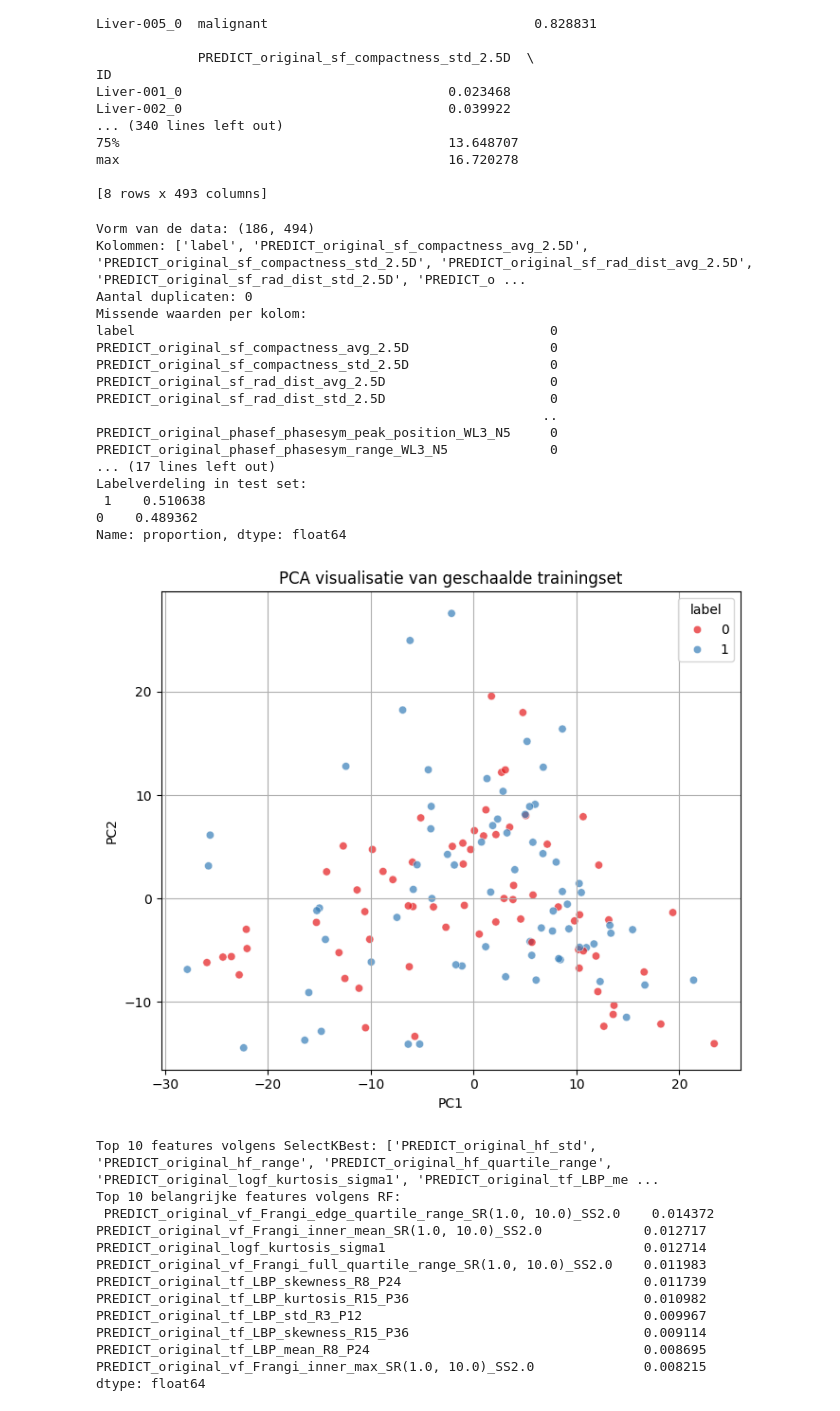
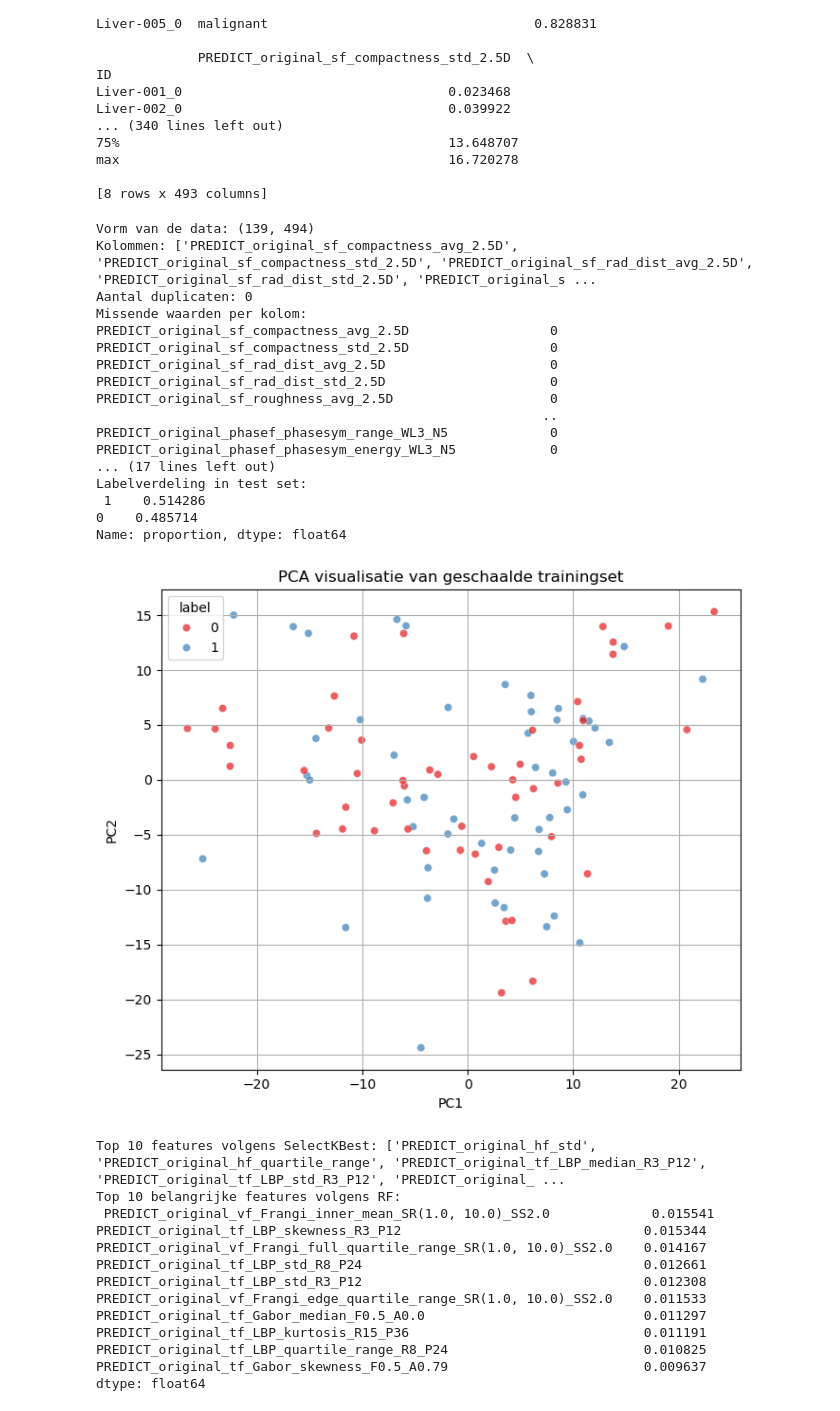
Before and after one commit to Lucaskust/TM10007_ML_Project_gr18, a Jupyter notebook: assignment.ipynb, the cells around one changed output. Cells and saved outputs as stored; diff of their text form; code cells hidden in the pictures.

```diff
--- a/assignment.ipynb
+++ b/assignment.ipynb
@@ -64,8 +64,7 @@ import matplotlib.pyplot as plt
 import seaborn as sns
 
 # 🧾 Stap 1 – Laad de data
-from worcliver.load_data import load_data
-data = load_data()
+data = pd.read_excel("..\TrainData.xlsx")
 
 # 🔍 Eerste inspectie
 print("Vorm van de data:", data.shape)
@@ -92,7 +91,7 @@ print("Totaal aantal missende waarden:", X.isnull().sum().sum())
 X = X.fillna(X.median(numeric_only=True))
 
 # 📏 Stap 5 – Train-test split (eerlijk en met stratificatie)
-X_train, X_test, y_train, y_test = train_test_split(
+X_train, X_valid, y_train, y_valid = train_test_split(
     X, y,
     test_size=0.25,
     stratify=y,
@@ -141,11 +140,16 @@ print(f"\n✅ Beste scaler op basis van AUC: {best_scaler_name}")
 # 🔁 Gebruik de beste scaler voor de rest van de pipeline
 scaler = scalers[best_scaler_name]
 X_train_scaled = scaler.fit_transform(X_train)
-X_test_scaled = scaler.transform(X_test)
+X_valid_scaled = scaler.transform(X_valid)
+
+
+## tot hier pre-processing
+
+## vanaf hier feature slection
 
 # ⚖️ Stap 6 – Balans controleren
 print("\nLabelverdeling in training set:\n", y_train.value_counts(normalize=True))
-print("Labelverdeling in test set:\n", y_test.value_counts(normalize=True))
+print("Labelverdeling in test set:\n", y_valid.value_counts(normalize=True))
 
 # 📉 Stap 7 – PCA visualisatie (alleen op trainingset)
 pca = PCA(n_components=2)
@@ -161,58 +165,58 @@ plt.ylabel("PC2")
 plt.grid(True)
 plt.tight_layout()
 plt.show()
 
 # 📌 Stap 8 – Univariate feature selectie
 selector = SelectKBest(score_func=f_classif, k=10)
 X_kbest = selector.fit_transform(X_train_scaled, y_train)
 selected_kbest = X_train.columns[selector.get_support()]
 print("Top 10 features volgens SelectKBest:", selected_kbest.tolist())
 
 # 🌳 Stap 9 – Random Forest Feature Importances
 rf = RandomForestClassifier(n_estimators=100, random_state=42)
 rf.fit(X_train_scaled, y_train)
 importances = pd.Series(rf.feature_importances_, index=X_train.columns)
 top_features = importances.sort_values(ascending=False).head(10)
 print("Top 10 belangrijke features volgens RF:\n", top_features)
 
 # 🔁 Stap 10 – RFECV (wrapper methode)
-rfecv = RFECV(
-    estimator=RandomForestClassifier(n_estimators=100, random_state=42),
-    step=1, cv=cv, scoring='accuracy', n_jobs=-1
-)
-rfecv.fit(X_train_scaled, y_train)
-selected_rfecv = X_train.columns[rfecv.support_]
-print(f"Aantal geselecteerde features via RFECV: {len(selected_rfecv)}")
-print("Features geselecteerd via RFECV:\n", selected_rfecv.tolist())
+#rfecv = RFECV(
+#    estimator=RandomForestClassifier(n_estimators=100, random_state=42),
+#    step=1, cv=cv, scoring='accuracy', n_jobs=-1
+#)
+#rfecv.fit(X_train_scaled, y_train)
+#selected_rfecv = X_train.columns[rfecv.support_]
+#print(f"Aantal geselecteerde features via RFECV: {len(selected_rfecv)}")
+#print("Features geselecteerd via RFECV:\n", selected_rfecv.tolist())
 # %% [output]
-Vorm van de data: (186, 494)
-Kolommen: ['label', 'PREDICT_original_sf_compactness_avg_2.5D', 'PREDICT_original_sf_compactness_std_2.5D', 'PREDICT_original_sf_rad_dist_avg_2.5D', 'PREDICT_original_sf_rad_dist_std_2.5D', 'PREDICT_o ...
+Vorm van de data: (139, 494)
+Kolommen: ['PREDICT_original_sf_compactness_avg_2.5D', 'PREDICT_original_sf_compactness_std_2.5D', 'PREDICT_original_sf_rad_dist_avg_2.5D', 'PREDICT_original_sf_rad_dist_std_2.5D', 'PREDICT_original_s ...
 Aantal duplicaten: 0
 Missende waarden per kolom:
-label                                                     0
 PREDICT_original_sf_compactness_avg_2.5D                  0
 PREDICT_original_sf_compactness_std_2.5D                  0
 PREDICT_original_sf_rad_dist_avg_2.5D                     0
 PREDICT_original_sf_rad_dist_std_2.5D                     0
+PREDICT_original_sf_roughness_avg_2.5D                    0
                                                          ..
-PREDICT_original_phasef_phasesym_peak_position_WL3_N5     0
 PREDICT_original_phasef_phasesym_range_WL3_N5             0
+PREDICT_original_phasef_phasesym_energy_WL3_N5            0
 ... (17 lines left out)
 Labelverdeling in test set:
- 1    0.510638
-0    0.489362
+ 1    0.514286
+0    0.485714
 Name: proportion, dtype: float64
-[figure, old version]
+[figure, new version]
-Top 10 features volgens SelectKBest: ['PREDICT_original_hf_std', 'PREDICT_original_hf_range', 'PREDICT_original_hf_quartile_range', 'PREDICT_original_logf_kurtosis_sigma1', 'PREDICT_original_tf_LBP_me ...
+Top 10 features volgens SelectKBest: ['PREDICT_original_hf_std', 'PREDICT_original_hf_quartile_range', 'PREDICT_original_tf_LBP_median_R3_P12', 'PREDICT_original_tf_LBP_std_R3_P12', 'PREDICT_original_ ...
 Top 10 belangrijke features volgens RF:
- PREDICT_original_vf_Frangi_edge_quartile_range_SR(1.0, 10.0)_SS2.0    0.014372
-PREDICT_original_vf_Frangi_inner_mean_SR(1.0, 10.0)_SS2.0             0.012717
-PREDICT_original_logf_kurtosis_sigma1                                 0.012714
-PREDICT_original_vf_Frangi_full_quartile_range_SR(1.0, 10.0)_SS2.0    0.011983
-PREDICT_original_tf_LBP_skewness_R8_P24                               0.011739
-PREDICT_original_tf_LBP_kurtosis_R15_P36                              0.010982
-PREDICT_original_tf_LBP_std_R3_P12                                    0.009967
-PREDICT_original_tf_LBP_skewness_R15_P36                              0.009114
-PREDICT_original_tf_LBP_mean_R8_P24                                   0.008695
-PREDICT_original_vf_Frangi_inner_max_SR(1.0, 10.0)_SS2.0              0.008215
+ PREDICT_original_vf_Frangi_inner_mean_SR(1.0, 10.0)_SS2.0             0.015541
+PREDICT_original_tf_LBP_skewness_R3_P12                               0.015344
+PREDICT_original_vf_Frangi_full_quartile_range_SR(1.0, 10.0)_SS2.0    0.014167
+PREDICT_original_tf_LBP_std_R8_P24                                    0.012661
+PREDICT_original_tf_LBP_std_R3_P12                                    0.012308
+PREDICT_original_vf_Frangi_edge_quartile_range_SR(1.0, 10.0)_SS2.0    0.011533
+PREDICT_original_tf_Gabor_median_F0.5_A0.0                            0.011297
+PREDICT_original_tf_LBP_kurtosis_R15_P36                              0.011191
+PREDICT_original_tf_LBP_quartile_range_R8_P24                         0.010825
+PREDICT_original_tf_Gabor_skewness_F0.5_A0.79                         0.009637
 dtype: float64
```
Also changed, not shown: parts of 5 cells of this notebook.
